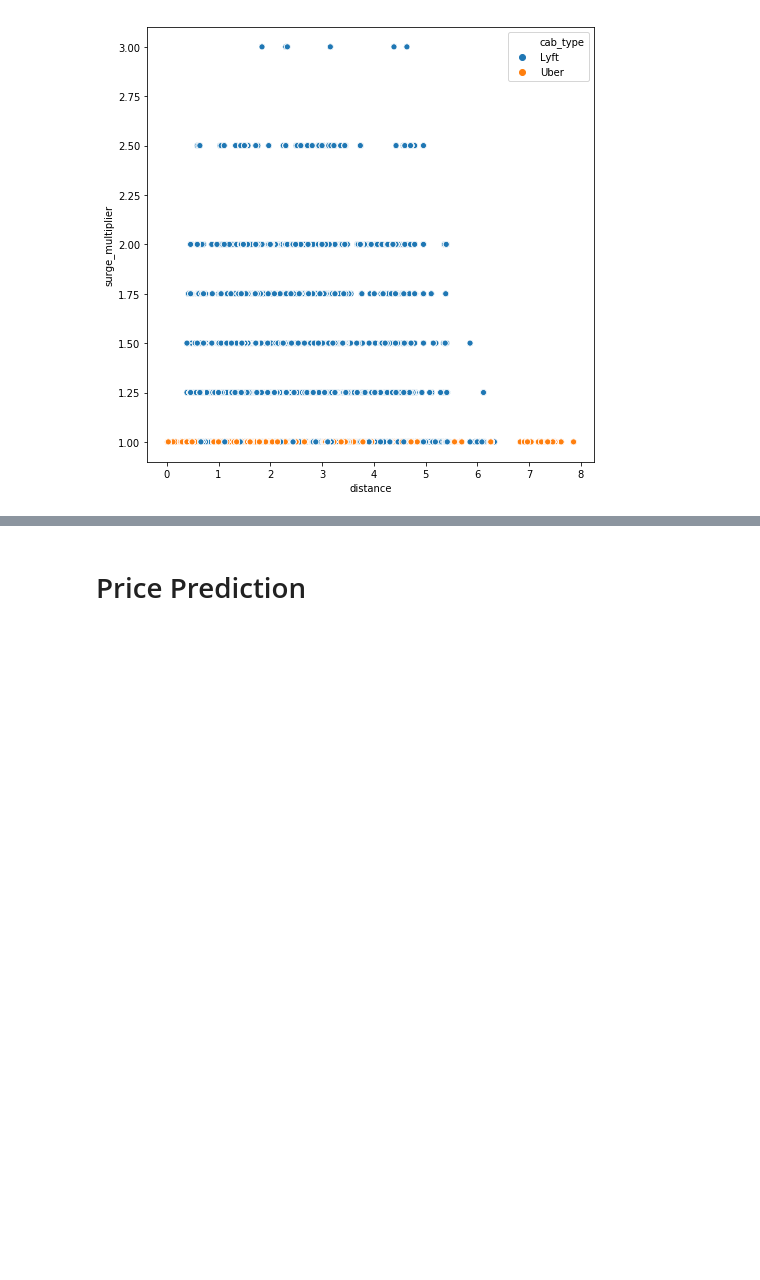
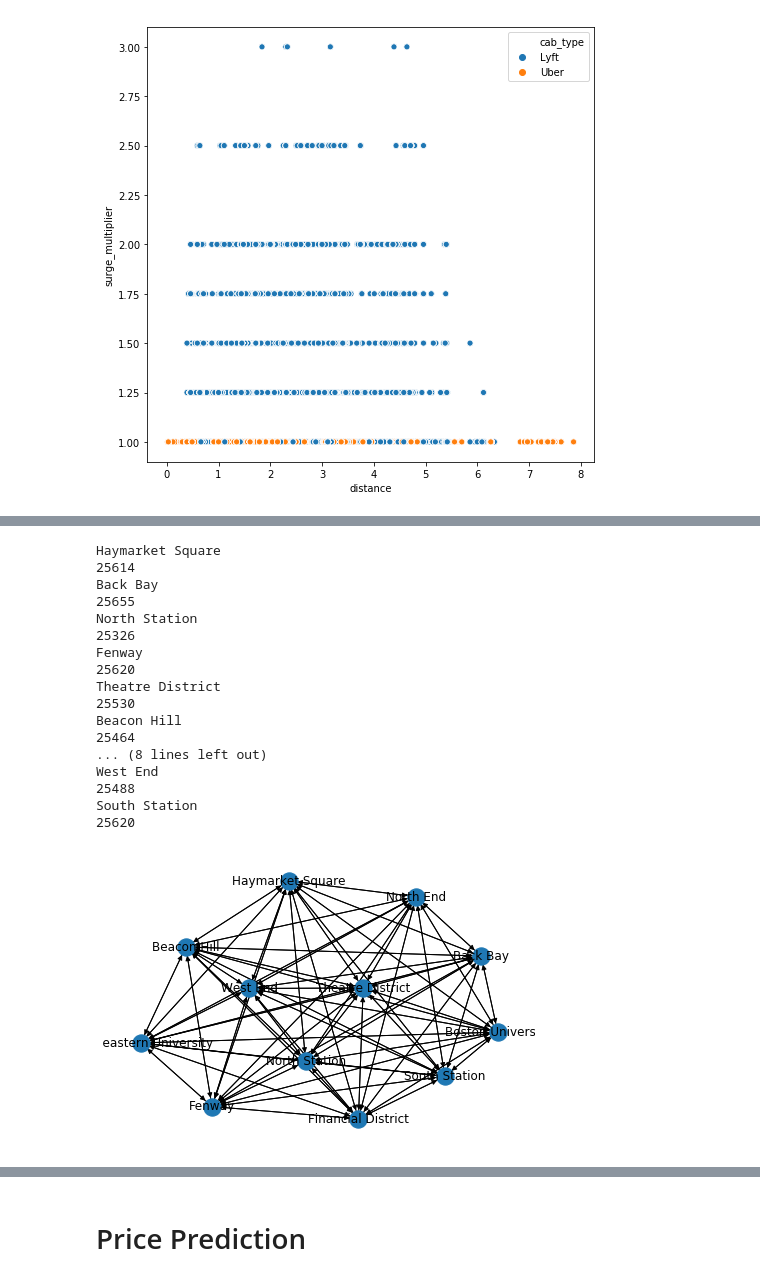
Before and after one commit to jacinda96/ECE-143-Project-Group-13, a Jupyter notebook: ECE143.ipynb, the cells around one changed output, grey strips where cells are left out. Saved outputs shown, nothing was run; the diff lists cells and outputs as text; code cells hidden in the pictures; blank space fills up the shorter version.

```diff
--- a/ECE143.ipynb
+++ b/ECE143.ipynb
@@ -207,0 +230,9 @@ sns.scatterplot(x=data_train["distance"],y=data_train["surge_multiplier"],data=d
+# %%
+'''
+    Split the dataset
+'''
+uber = dataset[dataset['cab_type']=='Uber']
+lyft = dataset[dataset['cab_type']=='Lyft']
+
+print(uber)
+print(lyft)
@@ -207,0 +257,60 @@ sns.scatterplot(x=data_train["distance"],y=data_train["surge_multiplier"],data=d
+# %%
+'''
+    Handle each dataset separately
+    This part is for lyft
+    Further visualization would be done in Gephi
+'''
+lyftgraph = nx.DiGraph();
+sources = lyft['source'];
+sources = sources.drop_duplicates(keep='first',inplace=False)
+lyftgraph.add_nodes_from(sources.values);
+print(lyftgraph)
+label = 0
+nx.set_node_attributes(lyftgraph,label,'meanprice');
+
+for i in lyftgraph.nodes:
+    print(i);
+    a = lyft[lyft['source'] == i];
+    prices = a['price'].values
+    distances = a['distance'].values;
+    print(prices.shape[0]);
+    numitem = int(prices.shape[0])
+    for j in range(1,numitem):
+        prices[j] = prices[j]/distances[j];                      #We want to get the price/distance ratio
+    lyftgraph.nodes[i]['meanprice'] = np.mean(prices);
+
+
+sources = lyft['source'];
+sources = sources.drop_duplicates(keep='first',inplace=False)
+sources = sources.values
+destinations = lyft['destination'];
+destinations = destinations.drop_duplicates(keep='first',inplace=False)
+destinations = destinations.values
+
+for i in sources:
+    for j in destinations:
+        a = lyft[(lyft['source']==i)&(lyft['destination']==j)];
+        b = a['price'].values;
+        lyftgraph.add_edge(i,j,weight = np.mean(b));
+nx.draw(lyftgraph,with_labels = True)
+plt.show()
+john2 = nx.write_gml(lyftgraph,'lyft_price_dist.gml');
+# %% [output]
+Haymarket Square
+25614
+Back Bay
+25655
+North Station
+25326
+Fenway
+25620
+Theatre District
+25530
+Beacon Hill
+25464
+... (8 lines left out)
+West End
+25488
+South Station
+25620
+[figure, added]
```
Also changed, not shown: parts of 4 cells of this notebook.
